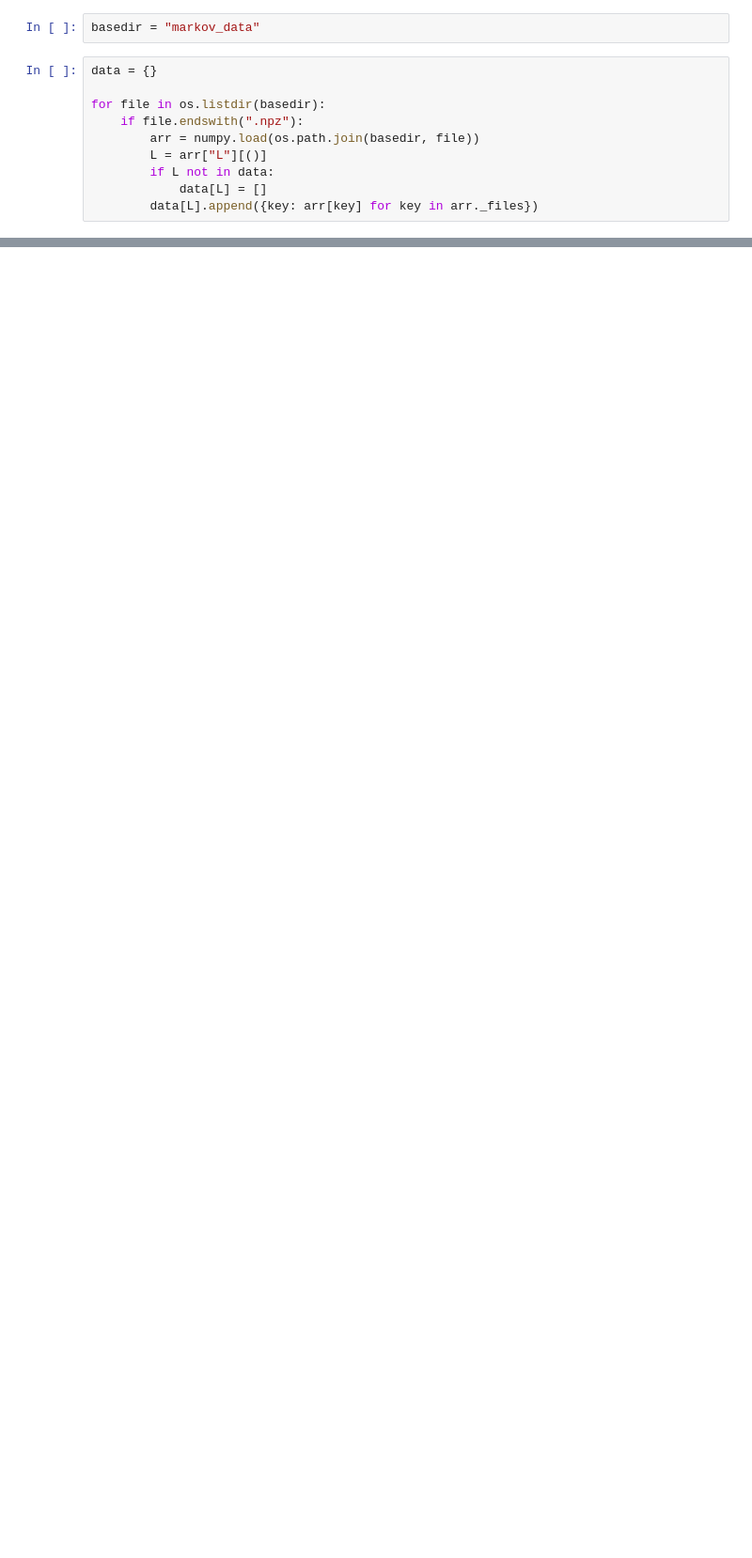
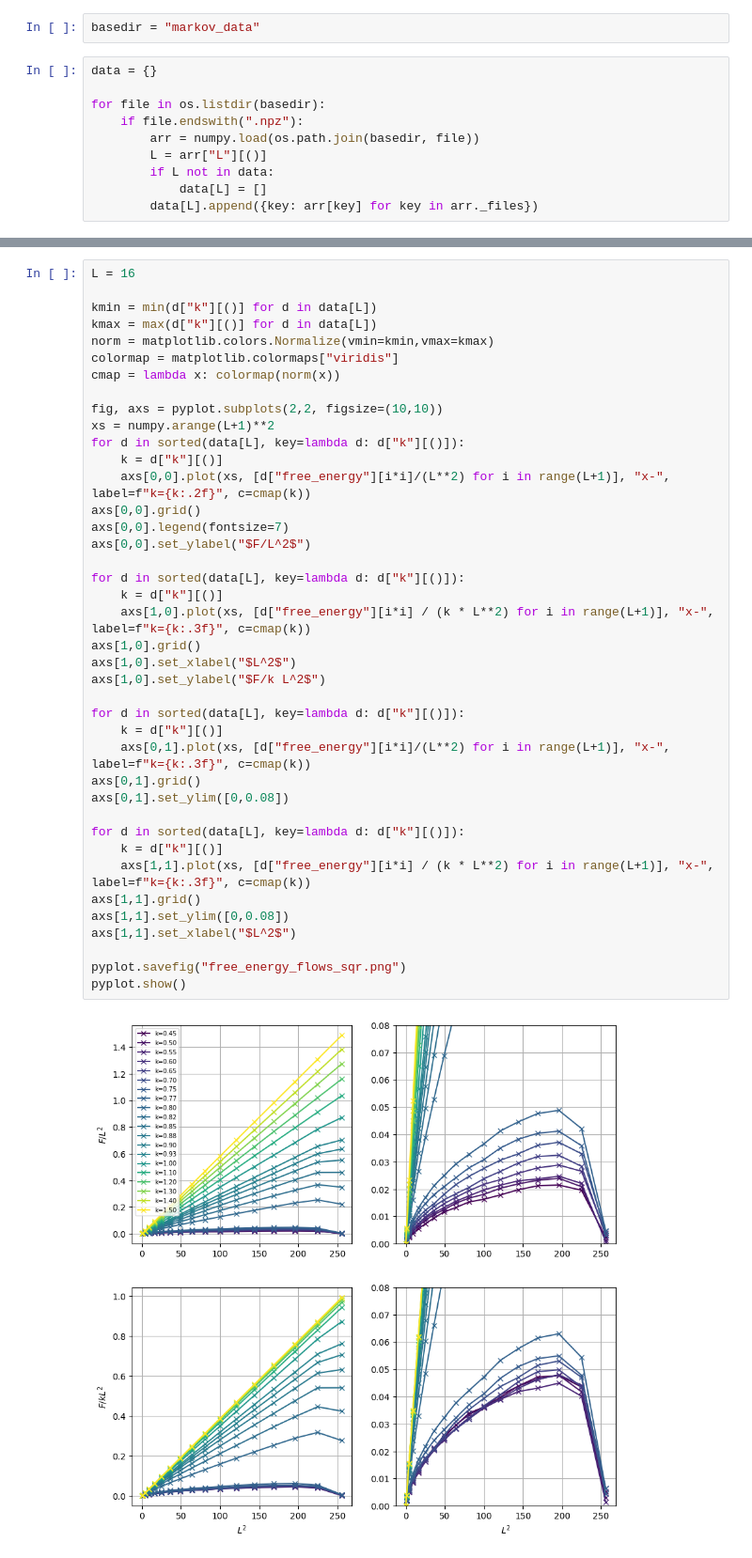
Before and after one commit to Renmusxd/GaugeTheoryRunner, a Jupyter notebook: jupyter/PlotMarkovLoopProbs.ipynb, the cells around one changed output, grey strips where cells are left out. Shown at 94% size. Saved outputs shown, nothing was run; the diff lists cells and outputs as text; blank space fills up the shorter version.

```diff
--- a/jupyter/PlotMarkovLoopProbs.ipynb
+++ b/jupyter/PlotMarkovLoopProbs.ipynb
@@ -51,0 +60,42 @@ pyplot.show()
+# %%
+L = 16
+
+kmin = min(d["k"][()] for d in data[L])
+kmax = max(d["k"][()] for d in data[L])
+norm = matplotlib.colors.Normalize(vmin=kmin,vmax=kmax)
+colormap = matplotlib.colormaps["viridis"]
+cmap = lambda x: colormap(norm(x))
+
+fig, axs = pyplot.subplots(2,2, figsize=(10,10))
+xs = numpy.arange(L+1)**2
+for d in sorted(data[L], key=lambda d: d["k"][()]):
+    k = d["k"][()]
+    axs[0,0].plot(xs, [d["free_energy"][i*i]/(L**2) for i in range(L+1)], "x-", label=f"k={k:.2f}", c=cmap(k))
+axs[0,0].grid()
+axs[0,0].legend(fontsize=7)
+axs[0,0].set_ylabel("$F/L^2$")
+
+for d in sorted(data[L], key=lambda d: d["k"][()]):
+    k = d["k"][()]
+    axs[1,0].plot(xs, [d["free_energy"][i*i] / (k * L**2) for i in range(L+1)], "x-", label=f"k={k:.3f}", c=cmap(k))
+axs[1,0].grid()
+axs[1,0].set_xlabel("$L^2$")
+axs[1,0].set_ylabel("$F/k L^2$")
+
+for d in sorted(data[L], key=lambda d: d["k"][()]):
+    k = d["k"][()]
+    axs[0,1].plot(xs, [d["free_energy"][i*i]/(L**2) for i in range(L+1)], "x-", label=f"k={k:.3f}", c=cmap(k))
+axs[0,1].grid()
+axs[0,1].set_ylim([0,0.08])
+
+for d in sorted(data[L], key=lambda d: d["k"][()]):
+    k = d["k"][()]
+    axs[1,1].plot(xs, [d["free_energy"][i*i] / (k * L**2) for i in range(L+1)], "x-", label=f"k={k:.3f}", c=cmap(k))
+axs[1,1].grid()
+axs[1,1].set_ylim([0,0.08])
+axs[1,1].set_xlabel("$L^2$")
+
+pyplot.savefig("free_energy_flows_sqr.png")
+pyplot.show()
+# %% [output]
+[figure, added]
```
Also changed, not shown: parts of 3 cells of this notebook, 3 other files.
